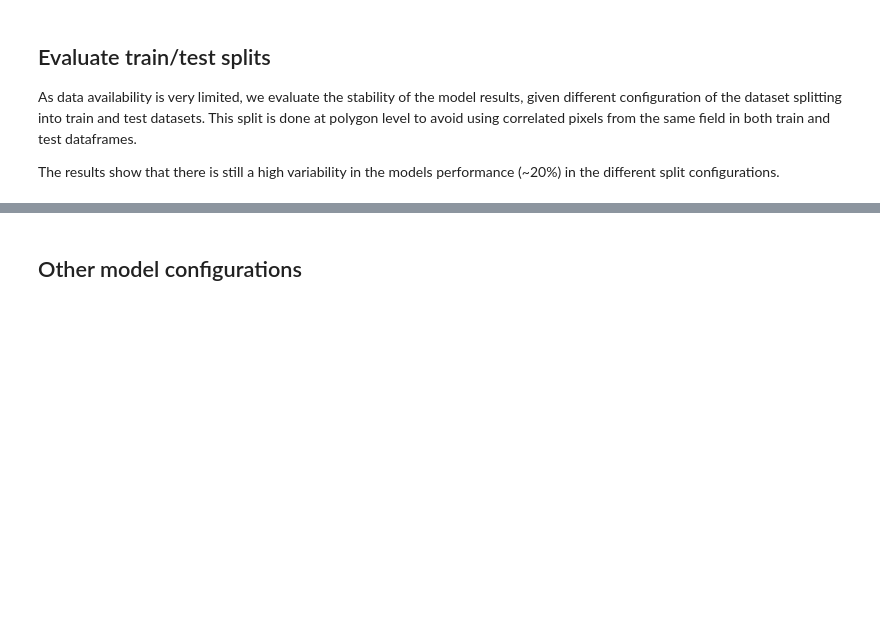
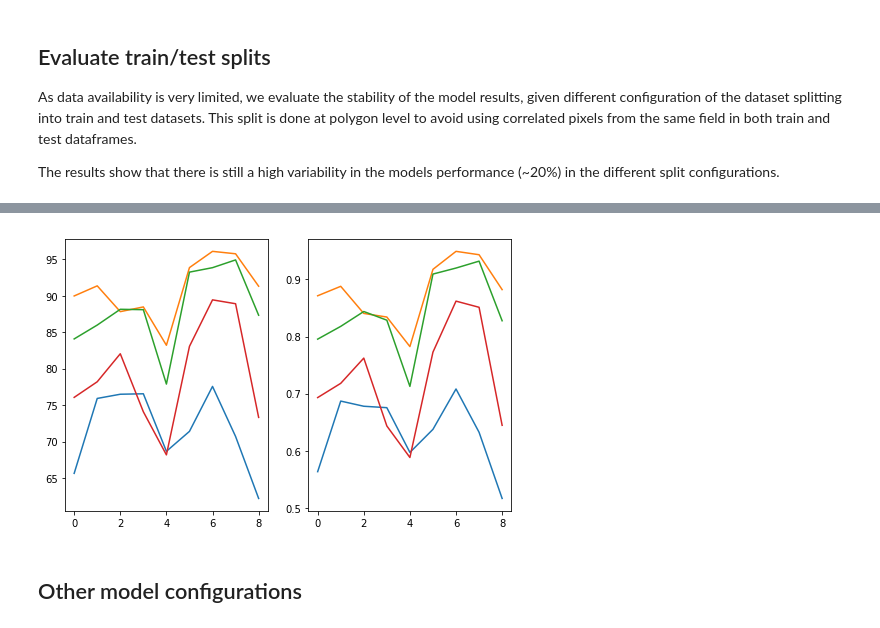
Before and after one commit to alexsalr/ciat_monitor_crops, a Jupyter notebook: examples/5_Class_Models.ipynb, the cells around one changed output, grey strips where cells are left out. Drawn from its saved outputs; the diff is of its cells as text; code cells hidden in the pictures; blank space fills up the shorter version.

```diff
--- a/examples/5_Class_Models.ipynb
+++ b/examples/5_Class_Models.ipynb
@@ -467,3 +503,13 @@ plt.show()
+# %%
+fig, ax = plt.subplots(1,2, figsize=(8, 5), sharey=False)
+
+for x in range(0,4):
+    ax[0].plot(data_dict[x]['oa'])
+
+for x in range(0,4):
+    ax[1].plot(data_dict[x]['kappa'])
+# %% [output]
+[figure, added]
 # %% [markdown]
 ## Other model configurations
 # %%
```
Also changed, not shown: parts of 7 cells of this notebook, 2 other files.
